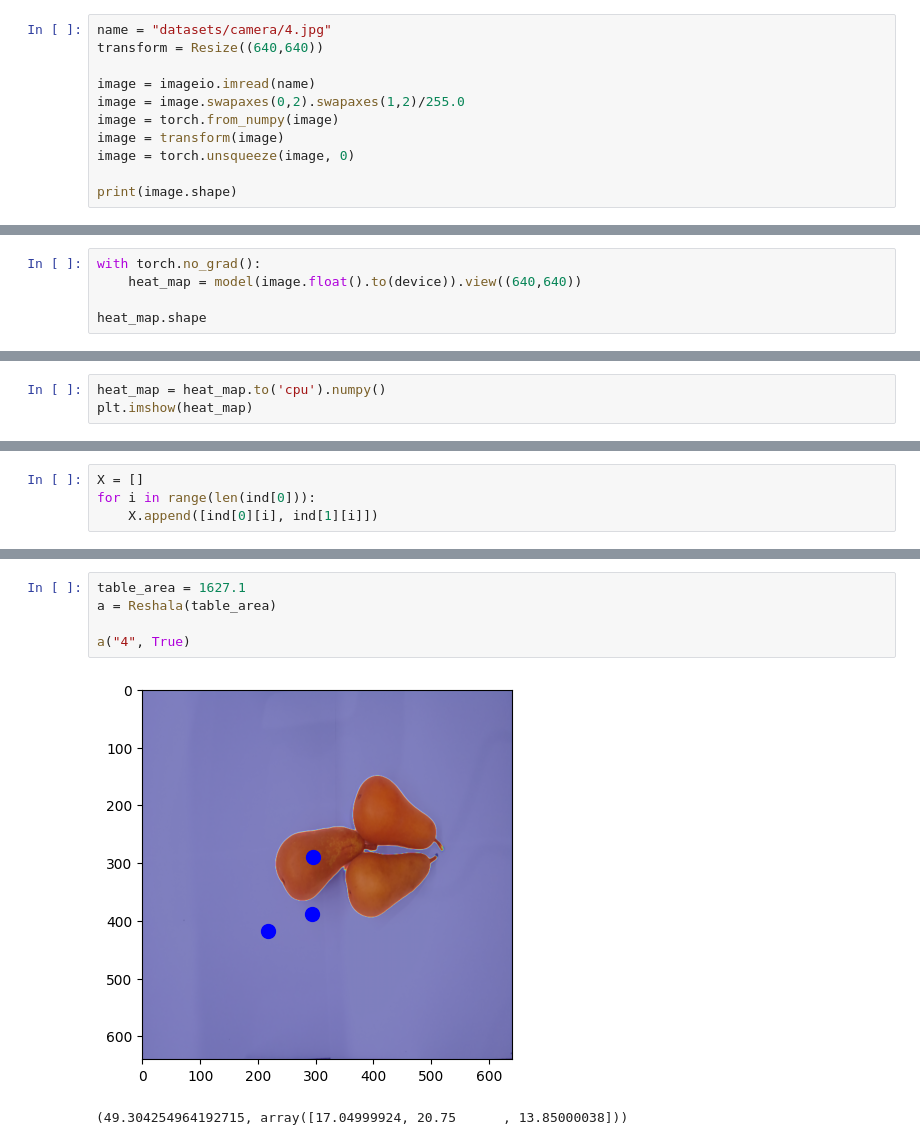
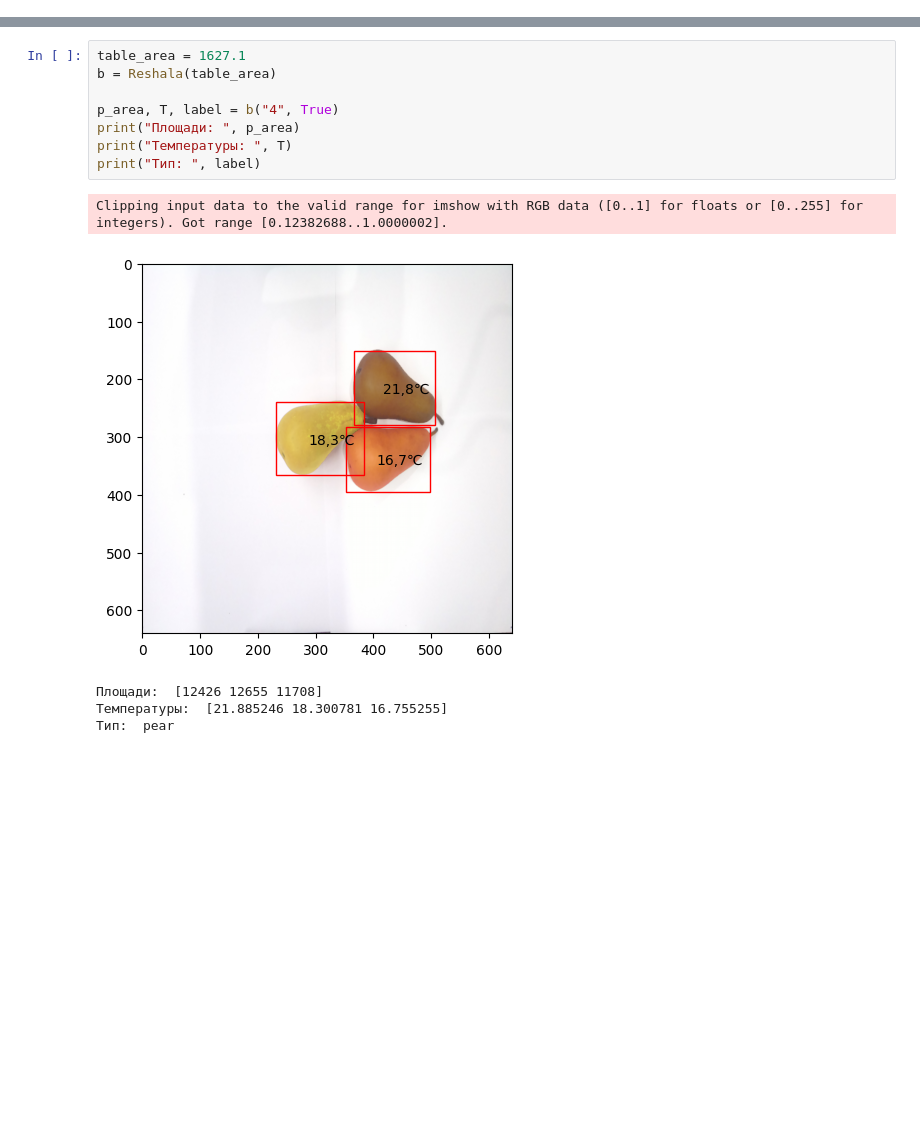
Before and after one commit to frznfrgg/fruit_detection, a Jupyter notebook: size.ipynb, the cells around one changed output, grey strips where cells are left out. Cells and saved outputs as stored; diff of their text form; blank space fills up the shorter version.

```diff
--- a/size.ipynb
+++ b/size.ipynb
@@ -14,11 +14,0 @@ model = torch.load("SC_model2.pth", weights_only=False).to(device)
-# %%
-name = "datasets/camera/4.jpg"
-transform = Resize((640,640))
-
-image = imageio.imread(name)
-image = image.swapaxes(0,2).swapaxes(1,2)/255.0
-image = torch.from_numpy(image)
-image = transform(image)
-image = torch.unsqueeze(image, 0)
-
-print(image.shape)
@@ -27,5 +14,0 @@ torch.Size([1, 3, 640, 640])
-# %%
-with torch.no_grad():
-    heat_map = model(image.float().to(device)).view((640,640))
-
-heat_map.shape
@@ -34,3 +14,0 @@ torch.Size([640, 640])
-# %%
-heat_map = heat_map.to('cpu').numpy()
-plt.imshow(heat_map)
@@ -69,4 +14,0 @@ plt.imshow(pic)
-# %%
-X = []
-for i in range(len(ind[0])):
-    X.append([ind[0][i], ind[1][i]])
@@ -208,8 +182,14 @@ class Reshala():
 # %%
 table_area = 1627.1
-a = Reshala(table_area)
+b = Reshala(table_area)
 
-a("4", True)
+p_area, T, label = b("4", True)
+print("Площади: ", p_area)
+print("Температуры: ", T)
+print("Тип: ", label)
 # %% [output]
+Clipping input data to the valid range for imshow with RGB data ([0..1] for floats or [0..255] for integers). Got range [0.12382688..1.0000002].
-[figure, old version]
+[figure, new version]
-(49.304254964192715, array([17.04999924, 20.75      , 13.85000038]))
+Площади:  [12426 12655 11708]
+Температуры:  [21.885246 18.300781 16.755255]
+Тип:  pear
```
Also changed, not shown: parts of 26 cells of this notebook.
